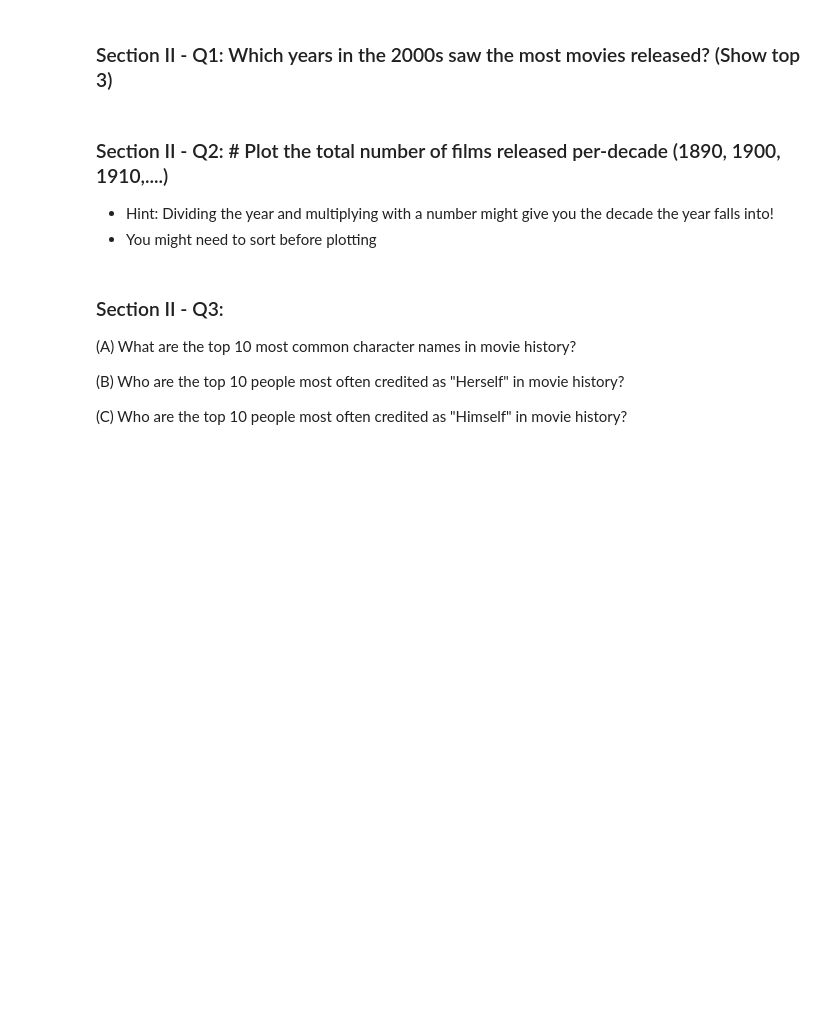
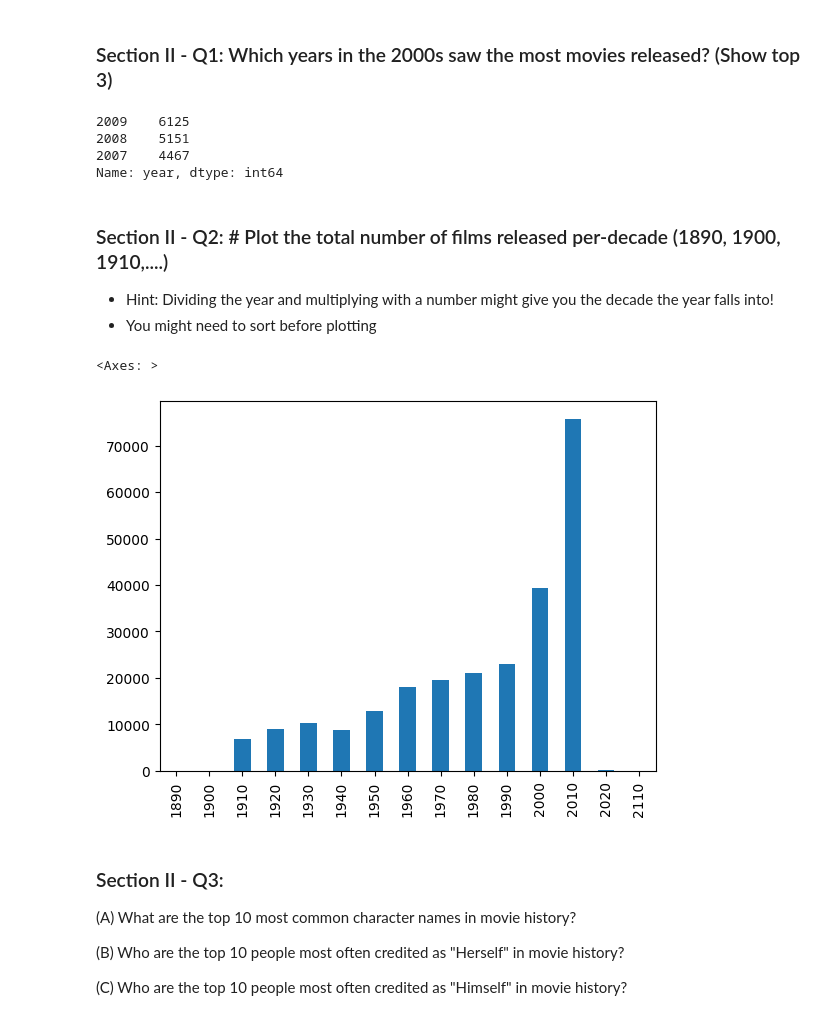
Before and after one commit to peter-welander/mec-mini-projects, a Jupyter notebook: mec-5.3.10-data-wranging-with-pandas-mini-project/Mini_Project_Data_Wrangling_Pandas.ipynb, the cells around one changed output. Cells and saved outputs as stored; diff of their text form; code cells hidden in the pictures; blank space fills up the shorter version.

```diff
--- a/mec-5.3.10-data-wranging-with-pandas-mini-project/Mini_Project_Data_Wrangling_Pandas.ipynb
+++ b/mec-5.3.10-data-wranging-with-pandas-mini-project/Mini_Project_Data_Wrangling_Pandas.ipynb
@@ -390,10 +390,25 @@ top_ten.plot(kind='barh')
 [figure]
 # %% [markdown]
 ### Section II - Q1:  Which years in the 2000s saw the most movies released? (Show top 3)
+# %%
+movies_in2000s = movies[(2000 <= movies.year) & (movies.year < 2010)]
+movies_in2000s["year"].value_counts(sort=True).head(3)
+# %% [output]
+2009    6125
+2008    5151
+2007    4467
+Name: year, dtype: int64
 # %% [markdown]
 ### Section II - Q2: # Plot the total number of films released per-decade (1890, 1900, 1910,....)
 - Hint: Dividing the year and multiplying with a number might give you the decade the year falls into!
 - You might need to sort before plotting
+# %%
+movies["decade"] = movies["year"] // 10 * 10
+movies_per_decade = movies.decade.value_counts()[movies.sort_values('year').decade.unique()]
+movies_per_decade.plot(kind='bar')
+# %% [output]
+<Axes: >
+[figure, added]
 # %% [markdown]
 ### Section II - Q3:
 
```
Also changed, not shown: parts of 12 cells of this notebook.
